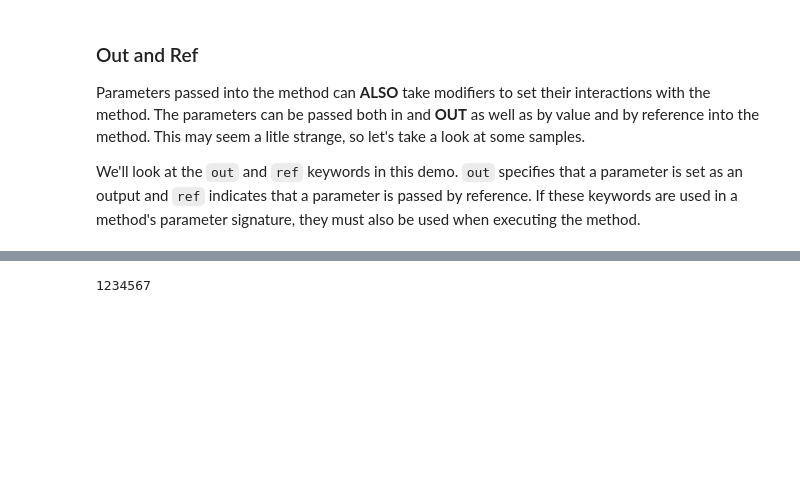
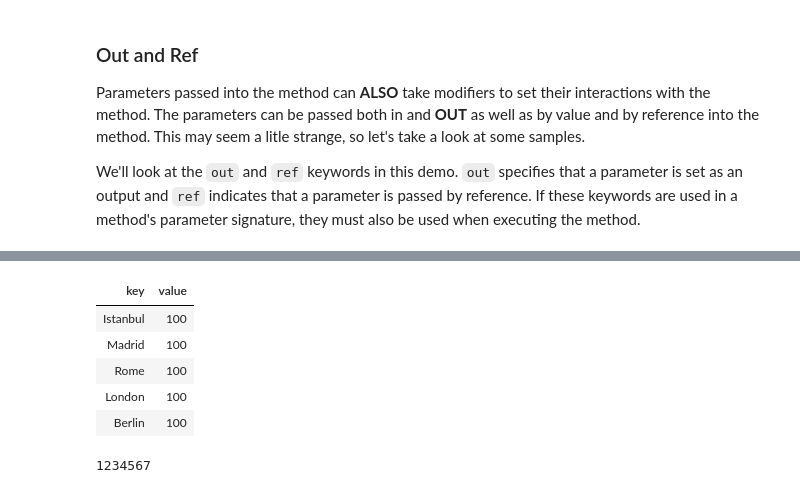
Before and after one commit to ocakbora/csharp_with_csharpfritz, a Jupyter notebook: notebooks/0103-MethodsEvents.ipynb, the cells around one changed output, grey strips where cells are left out. Cells and saved outputs as stored; diff of their text form; code cells hidden in the pictures; blank space fills up the shorter version.

```diff
--- a/notebooks/0103-MethodsEvents.ipynb
+++ b/notebooks/0103-MethodsEvents.ipynb
@@ -334,3 +339,12 @@ Jeff Jones
+# %%
+rankings
+# %% [output]
+| key | value |
+| Istanbul | 100 |
+| Madrid | 100 |
+| Rome | 100 |
+| London | 100 |
+| Berlin | 100 |
 # %%
 display(id);
 # %% [output]
```
Also changed, not shown: parts of 8 cells of this notebook, 4 other files.
